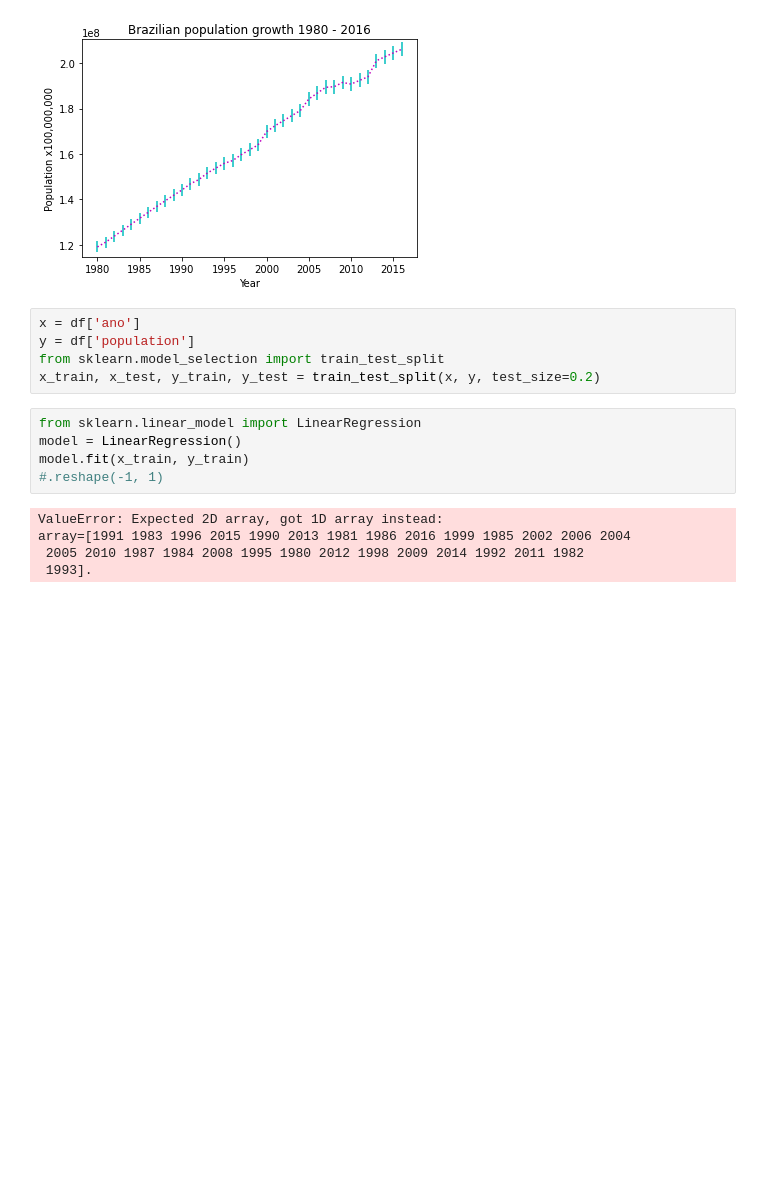
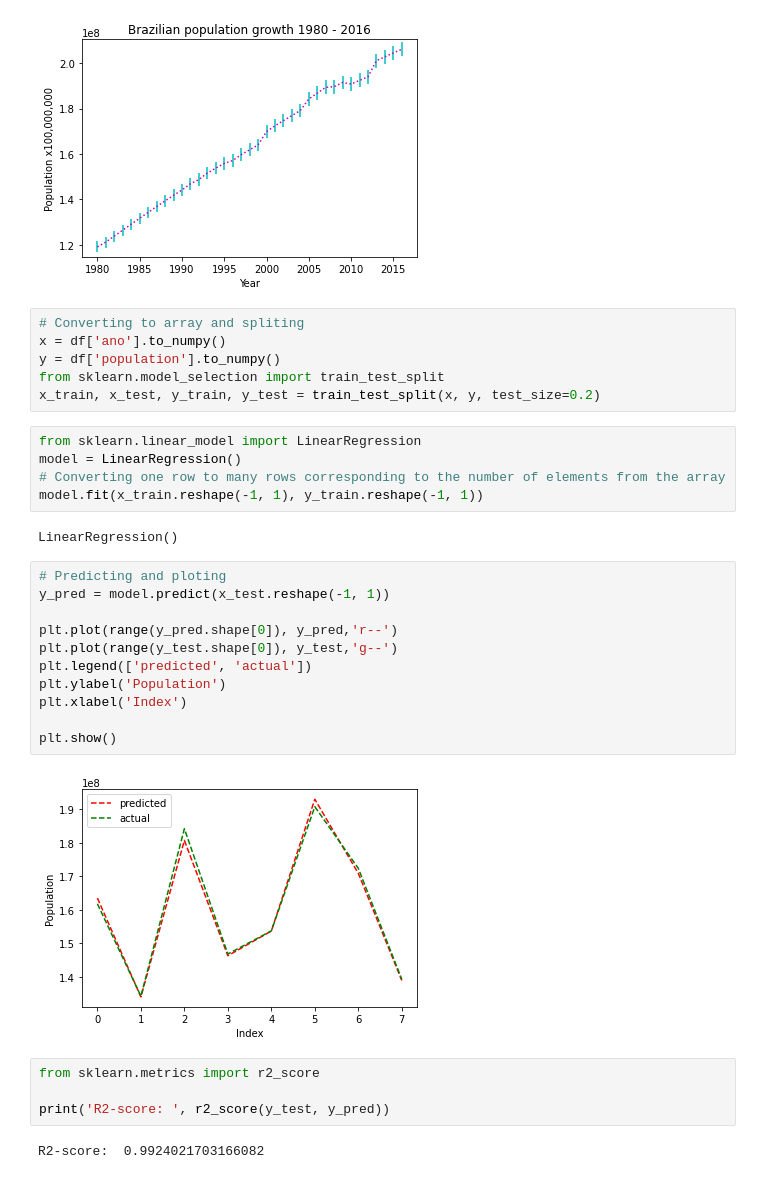
Before and after one commit to JonatasFontele/aprendizagem-de-maquina-e-mineracao-de-dados, a Jupyter notebook: brazilian_population_growth_visualization.ipynb, the cells around one changed output. Drawn from its saved outputs; the diff is of its cells as text; blank space fills up the shorter version.

Commit message:
Predicting test using LinearRegression()

```diff
--- a/brazilian_population_growth_visualization.ipynb
+++ b/brazilian_population_growth_visualization.ipynb
@@ -97,17 +97,34 @@ plt.show()
 # %% [output]
 [figure]
 # %%
-x = df['ano']
-y = df['population']
+# Converting to array and spliting
+x = df['ano'].to_numpy()
+y = df['population'].to_numpy()
 from sklearn.model_selection import train_test_split
 x_train, x_test, y_train, y_test = train_test_split(x, y, test_size=0.2)
 # %%
 from sklearn.linear_model import LinearRegression
 model = LinearRegression()
-model.fit(x_train, y_train)
-#.reshape(-1, 1)
+# Converting one row to many rows corresponding to the number of elements from the array
+model.fit(x_train.reshape(-1, 1), y_train.reshape(-1, 1))
 # %% [output]
-ValueError: Expected 2D array, got 1D array instead:
-array=[1991 1983 1996 2015 1990 2013 1981 1986 2016 1999 1985 2002 2006 2004
- 2005 2010 1987 1984 2008 1995 1980 2012 1998 2009 2014 1992 2011 1982
- 1993].
+LinearRegression()
+# %%
+# Predicting and ploting
+y_pred = model.predict(x_test.reshape(-1, 1))
+
+plt.plot(range(y_pred.shape[0]), y_pred,'r--')
+plt.plot(range(y_test.shape[0]), y_test,'g--')
+plt.legend(['predicted', 'actual'])
+plt.ylabel('Population')
+plt.xlabel('Index')
+
+plt.show()
+# %% [output]
+[figure, added]
+# %%
+from sklearn.metrics import r2_score
+
+print('R2-score: ', r2_score(y_test, y_pred))
+# %% [output]
+R2-score:  0.9924021703166082
```
Also changed, not shown: parts of 2 cells of this notebook.
